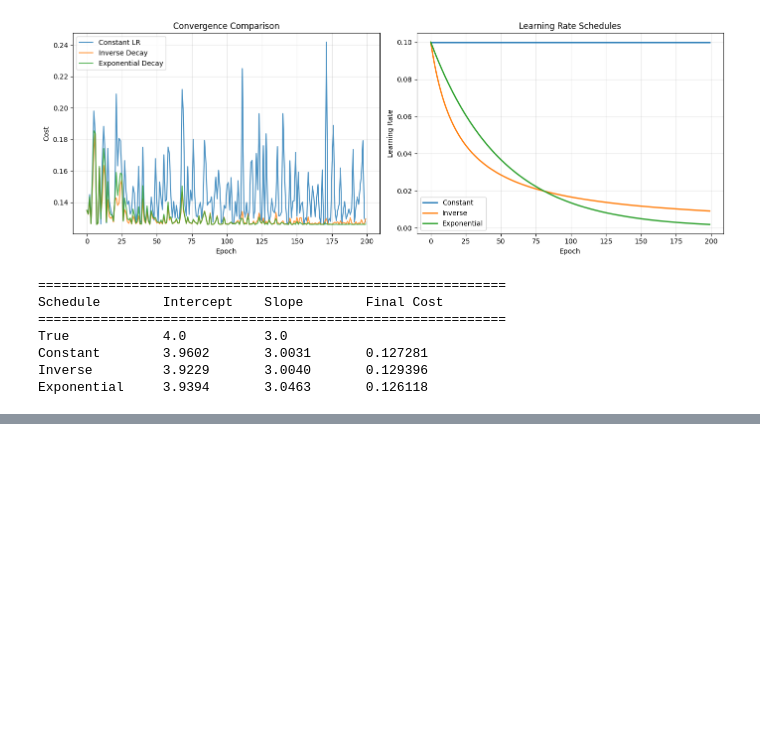
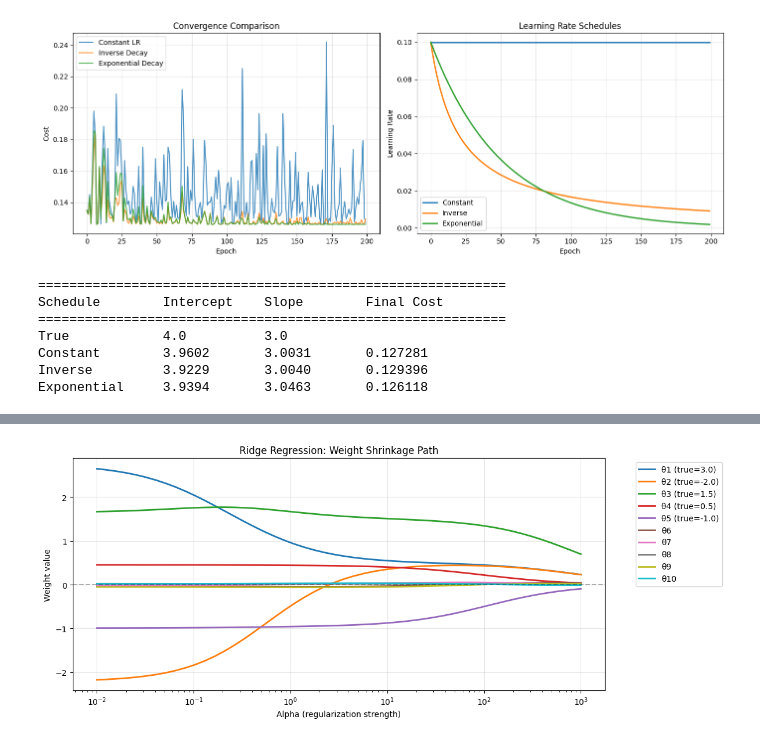
Before and after one commit to nanaagyei/hands-on-ml, a Jupyter notebook: linear_regression/notebooks/01_fundamentals.ipynb, the cells around one changed output, grey strips where cells are left out. Drawn from its saved outputs; the diff is of its cells as text; code cells hidden in the pictures; blank space fills up the shorter version.

Commit message:
Add regularized linear regression models (Ridge, Lasso, Elastic Net) and update .gitignore to exclude __pycache__ and .ipynb_checkpoints

```diff
--- a/linear_regression/notebooks/01_fundamentals.ipynb
+++ b/linear_regression/notebooks/01_fundamentals.ipynb
@@ -425,0 +500,31 @@ Exponential     3.9394       3.0463       0.126118
+# %%
+import matplotlib.pyplot as plt
+
+# Track weights across alpha values
+alphas = np.logspace(-2, 3, 50)  # 0.01 to 1000
+weights_path = []
+
+for alpha in alphas:
+    ridge = RidgeRegression(alpha=alpha)
+    ridge.fit(X, y)
+    weights_path.append(ridge.coef_.copy())
+
+weights_path = np.array(weights_path)
+
+# Plot
+plt.figure(figsize=(12, 5))
+
+for i in range(n_features):
+    label = f'θ{i+1} (true={true_weights[i]})' if i < 5 else f'θ{i+1}'
+    plt.semilogx(alphas, weights_path[:, i], label=label, linewidth=2)
+
+plt.xlabel('Alpha (regularization strength)')
+plt.ylabel('Weight value')
+plt.title('Ridge Regression: Weight Shrinkage Path')
+plt.legend(bbox_to_anchor=(1.05, 1), loc='upper left')
+plt.axhline(y=0, color='k', linestyle='--', alpha=0.3)
+plt.grid(True, alpha=0.3)
+plt.tight_layout()
+plt.show()
+# %% [output]
+[figure, added]
```
Also changed, not shown: parts of 8 cells of this notebook, 2 other files.
